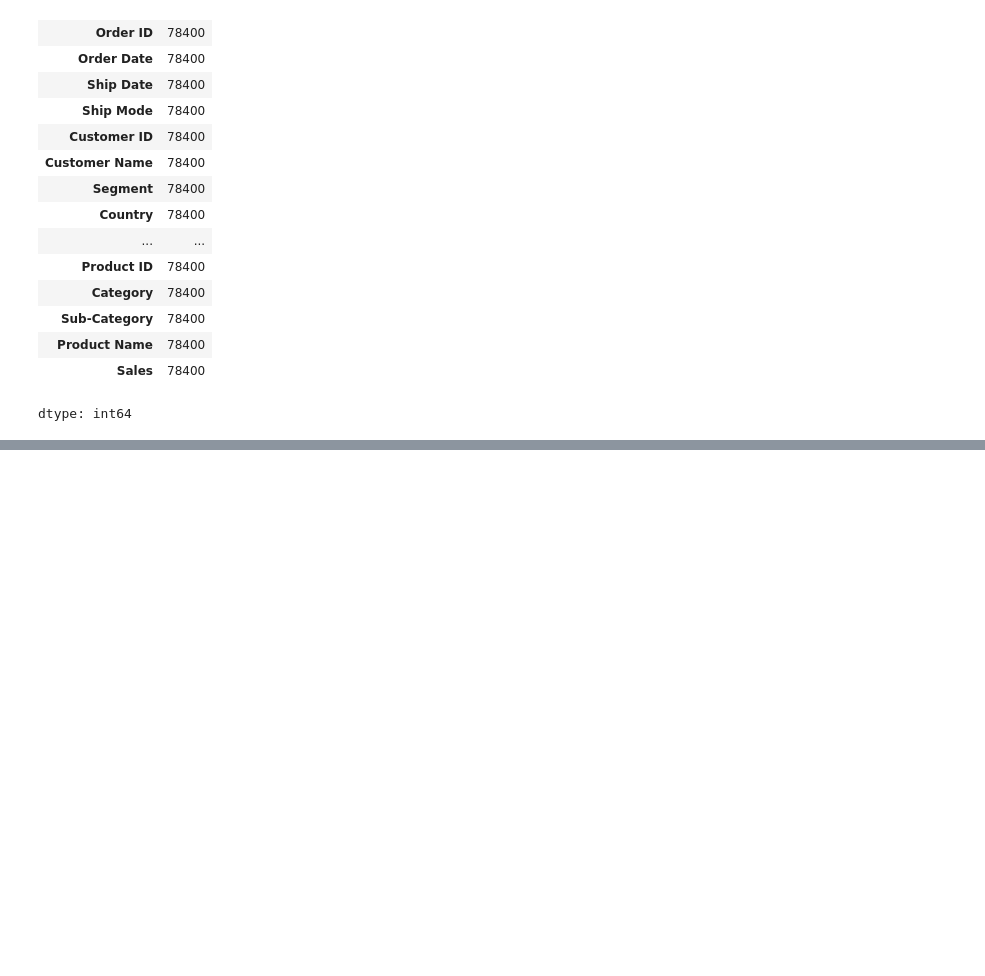
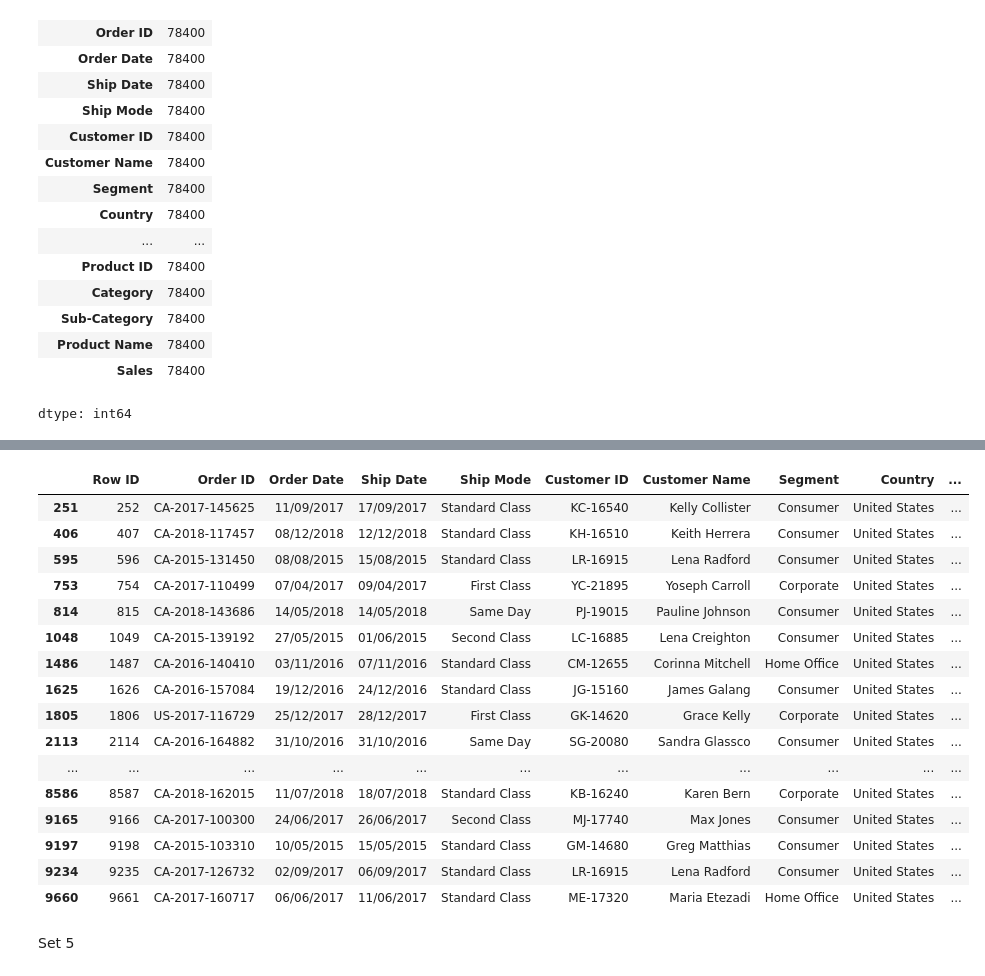
Before and after one commit to ranjanvrma/retail-sales-analytics, a Jupyter notebook: notebooks/01_data_understanding.ipynb, the cells around one changed output, grey strips where cells are left out. Drawn from its saved outputs; the diff is of its cells as text; code cells hidden in the pictures; blank space fills up the shorter version.

```diff
--- a/notebooks/01_data_understanding.ipynb
+++ b/notebooks/01_data_understanding.ipynb
@@ -100,0 +381,23 @@ dtype: int64
+# %%
+# Show all orders from: California, Technology and Sales > 1000
+df.query("State == 'California' and Category == 'Technology' and Sales > 1000")
+# %% [output]
+|  | Row ID | Order ID | Order Date | Ship Date | Ship Mode | Customer ID | Customer Name | Segment | Country | ... |
+| 251 | 252 | CA-2017-145625 | 11/09/2017 | 17/09/2017 | Standard Class | KC-16540 | Kelly Collister | Consumer | United States | ... |
+| 406 | 407 | CA-2018-117457 | 08/12/2018 | 12/12/2018 | Standard Class | KH-16510 | Keith Herrera | Consumer | United States | ... |
+| 595 | 596 | CA-2015-131450 | 08/08/2015 | 15/08/2015 | Standard Class | LR-16915 | Lena Radford | Consumer | United States | ... |
+| 753 | 754 | CA-2017-110499 | 07/04/2017 | 09/04/2017 | First Class | YC-21895 | Yoseph Carroll | Corporate | United States | ... |
+| 814 | 815 | CA-2018-143686 | 14/05/2018 | 14/05/2018 | Same Day | PJ-19015 | Pauline Johnson | Consumer | United States | ... |
+| 1048 | 1049 | CA-2015-139192 | 27/05/2015 | 01/06/2015 | Second Class | LC-16885 | Lena Creighton | Consumer | United States | ... |
+| 1486 | 1487 | CA-2016-140410 | 03/11/2016 | 07/11/2016 | Standard Class | CM-12655 | Corinna Mitchell | Home Office | United States | ... |
+| 1625 | 1626 | CA-2016-157084 | 19/12/2016 | 24/12/2016 | Standard Class | JG-15160 | James Galang | Consumer | United States | ... |
+| 1805 | 1806 | US-2017-116729 | 25/12/2017 | 28/12/2017 | First Class | GK-14620 | Grace Kelly | Corporate | United States | ... |
+| 2113 | 2114 | CA-2016-164882 | 31/10/2016 | 31/10/2016 | Same Day | SG-20080 | Sandra Glassco | Consumer | United States | ... |
+| ... | ... | ... | ... | ... | ... | ... | ... | ... | ... | ... |
+| 8586 | 8587 | CA-2018-162015 | 11/07/2018 | 18/07/2018 | Standard Class | KB-16240 | Karen Bern | Corporate | United States | ... |
+| 9165 | 9166 | CA-2017-100300 | 24/06/2017 | 26/06/2017 | Second Class | MJ-17740 | Max Jones | Consumer | United States | ... |
+| 9197 | 9198 | CA-2015-103310 | 10/05/2015 | 15/05/2015 | Standard Class | GM-14680 | Greg Matthias | Consumer | United States | ... |
+| 9234 | 9235 | CA-2017-126732 | 02/09/2017 | 06/09/2017 | Standard Class | LR-16915 | Lena Radford | Consumer | United States | ... |
+| 9660 | 9661 | CA-2017-160717 | 06/06/2017 | 11/06/2017 | Standard Class | ME-17320 | Maria Etezadi | Home Office | United States | ... |
+# %% [markdown]
+Set 5
```
Also changed, not shown: parts of 29 cells of this notebook.
